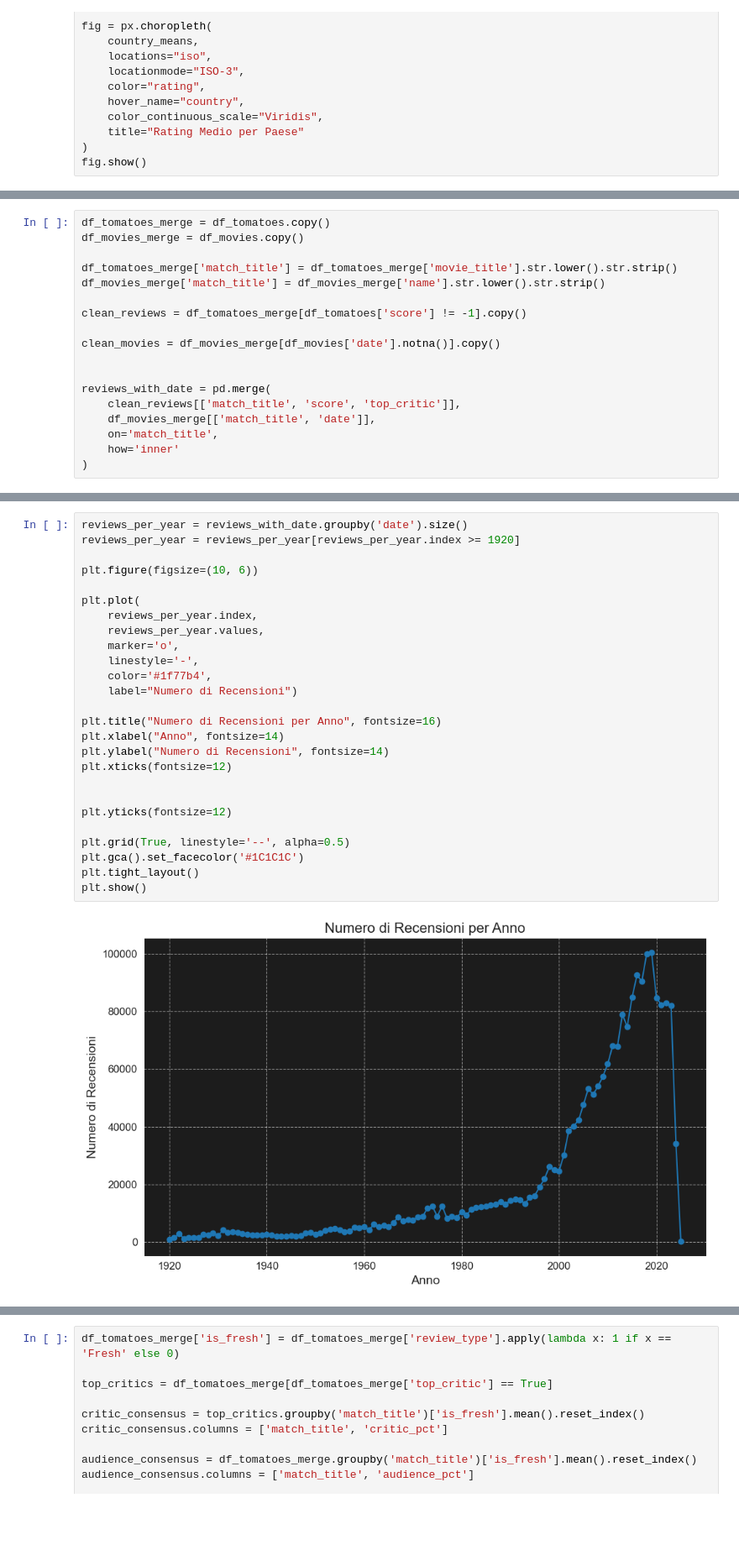
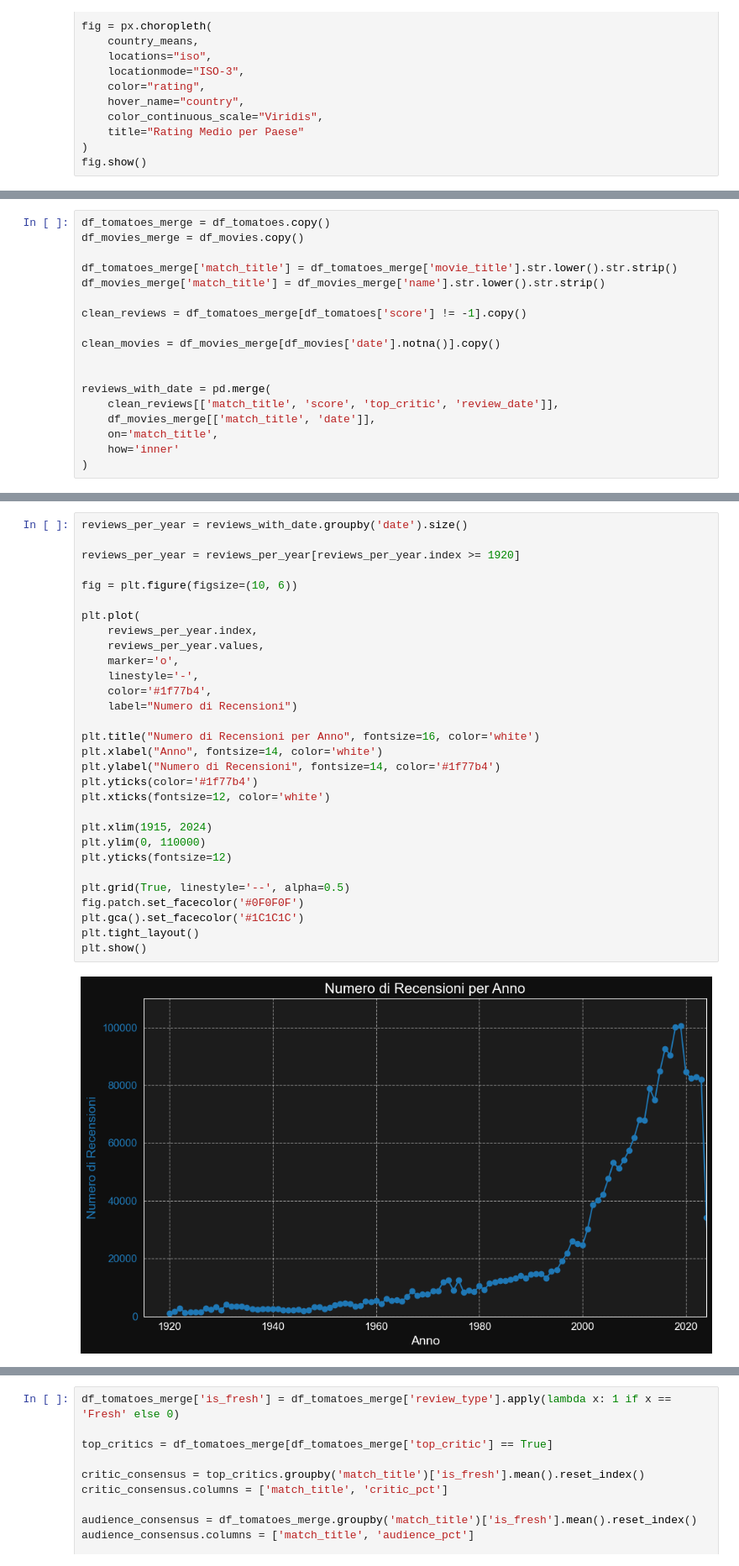
Before and after one commit to tha-raptor/IUM, a Jupyter notebook: solution/data-EDA/IUM_Data_Analysis.ipynb, the cells around one changed output, grey strips where cells are left out. Shown at 84% size. Cells and saved outputs as stored; diff of their text form; blank space fills up the shorter version.

```diff
--- a/solution/data-EDA/IUM_Data_Analysis.ipynb
+++ b/solution/data-EDA/IUM_Data_Analysis.ipynb
@@ -194,7 +167,7 @@ clean_movies = df_movies_merge[df_movies['date'].notna()].copy()
 
 
 reviews_with_date = pd.merge(
-    clean_reviews[['match_title', 'score', 'top_critic']],
+    clean_reviews[['match_title', 'score', 'top_critic', 'review_date']],
     df_movies_merge[['match_title', 'date']],
     on='match_title',
     how='inner'
@@ -274,29 +258,33 @@ Se un tempo il pubblico mostrava più entusiasmo messo a confronto con la fredde
 # %%
 reviews_per_year = reviews_with_date.groupby('date').size()
+
 reviews_per_year = reviews_per_year[reviews_per_year.index >= 1920]
 
-plt.figure(figsize=(10, 6))
+fig = plt.figure(figsize=(10, 6))
 
 plt.plot(
     reviews_per_year.index,
     reviews_per_year.values,
     marker='o',
     linestyle='-',
     color='#1f77b4',
     label="Numero di Recensioni")
 
-plt.title("Numero di Recensioni per Anno", fontsize=16)
-plt.xlabel("Anno", fontsize=14)
-plt.ylabel("Numero di Recensioni", fontsize=14)
-plt.xticks(fontsize=12)
+plt.title("Numero di Recensioni per Anno", fontsize=16, color='white')
+plt.xlabel("Anno", fontsize=14, color='white')
+plt.ylabel("Numero di Recensioni", fontsize=14, color='#1f77b4')
+plt.yticks(color='#1f77b4')
+plt.xticks(fontsize=12, color='white')
 
-
+plt.xlim(1915, 2024)
+plt.ylim(0, 110000)
 plt.yticks(fontsize=12)
 
 plt.grid(True, linestyle='--', alpha=0.5)
+fig.patch.set_facecolor('#0F0F0F')
 plt.gca().set_facecolor('#1C1C1C')
 plt.tight_layout()
 plt.show()
 # %% [output]
-[figure, old version]
+[figure, new version]
 # %% [markdown]
```
Also changed, not shown: parts of 36 cells of this notebook.
